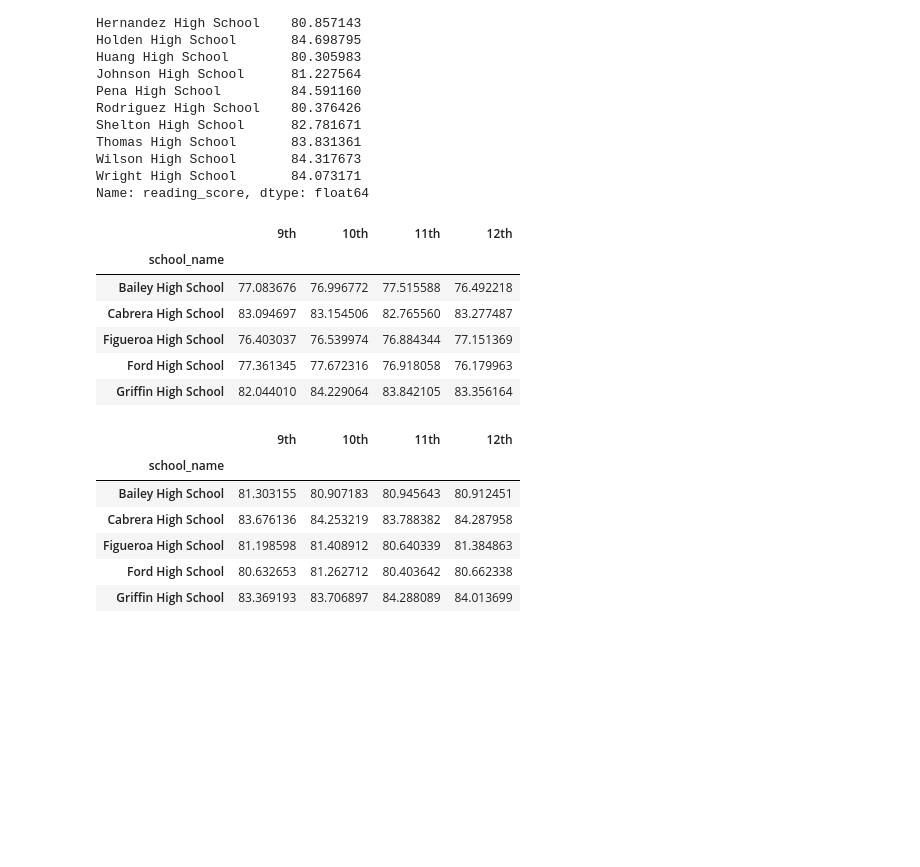
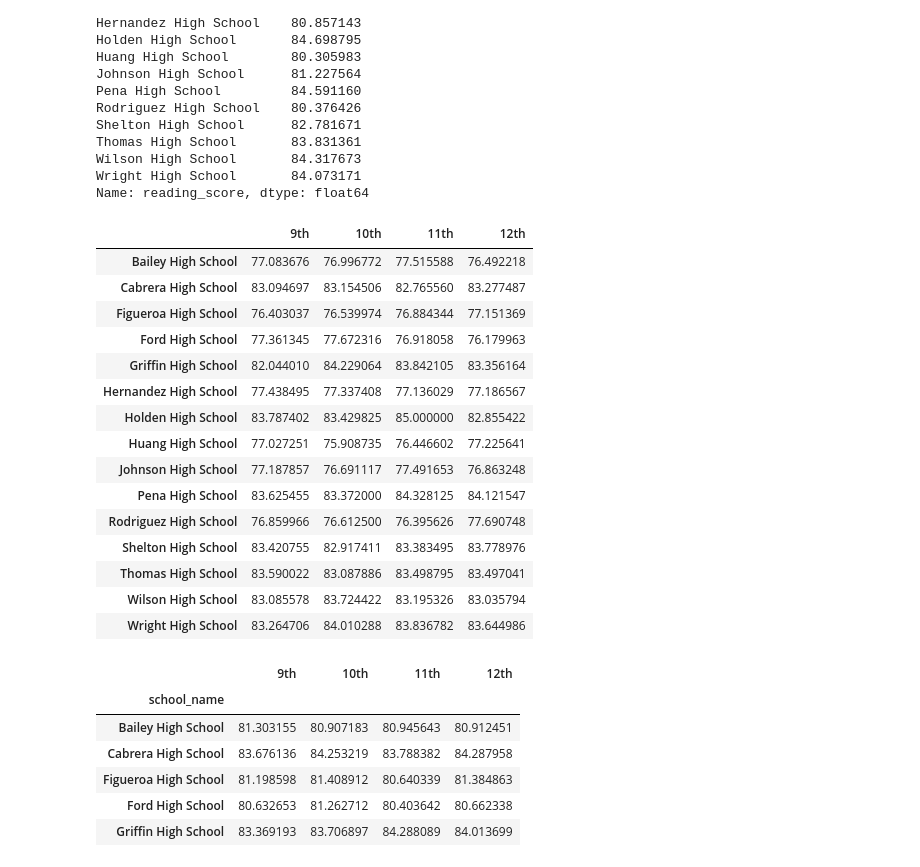
Before and after one commit to andrealynn8201/School_District_Analysis, a Jupyter notebook: PyCitySchools_Challenge_testing.ipynb, the cells around one changed output. Saved outputs shown, nothing was run; the diff lists cells and outputs as text; code cells hidden in the pictures; blank space fills up the shorter version.

```diff
--- a/PyCitySchools_Challenge_testing.ipynb
+++ b/PyCitySchools_Challenge_testing.ipynb
@@ -1516,20 +1531,29 @@ Name: reading_score, dtype: float64
 # %%
 # Combine each grade level Series for average math scores by school into a single DataFrame.
 math_scores_by_grade = pd.DataFrame({
                "9th": ninth_grade_math_scores,
                "10th": tenth_grade_math_scores,
                "11th": eleventh_grade_math_scores,
                "12th": twelfth_grade_math_scores})
 
-math_scores_by_grade.head()
+math_scores_by_grade
 # %% [output]
 |  | 9th | 10th | 11th | 12th |
-| school_name |  |  |  |  |
 | Bailey High School | 77.083676 | 76.996772 | 77.515588 | 76.492218 |
 | Cabrera High School | 83.094697 | 83.154506 | 82.765560 | 83.277487 |
 | Figueroa High School | 76.403037 | 76.539974 | 76.884344 | 77.151369 |
 | Ford High School | 77.361345 | 77.672316 | 76.918058 | 76.179963 |
 | Griffin High School | 82.044010 | 84.229064 | 83.842105 | 83.356164 |
+| Hernandez High School | 77.438495 | 77.337408 | 77.136029 | 77.186567 |
+| Holden High School | 83.787402 | 83.429825 | 85.000000 | 82.855422 |
+| Huang High School | 77.027251 | 75.908735 | 76.446602 | 77.225641 |
+| Johnson High School | 77.187857 | 76.691117 | 77.491653 | 76.863248 |
+| Pena High School | 83.625455 | 83.372000 | 84.328125 | 84.121547 |
+| Rodriguez High School | 76.859966 | 76.612500 | 76.395626 | 77.690748 |
+| Shelton High School | 83.420755 | 82.917411 | 83.383495 | 83.778976 |
+| Thomas High School | 83.590022 | 83.087886 | 83.498795 | 83.497041 |
+| Wilson High School | 83.085578 | 83.724422 | 83.195326 | 83.035794 |
+| Wright High School | 83.264706 | 84.010288 | 83.836782 | 83.644986 |
 # %%
 # Combine each grade level Series for average reading scores by school into a single DataFrame.
 reading_scores_by_grade = pd.DataFrame({
```
Also changed, not shown: parts of 4 cells of this notebook, 4 other files.
